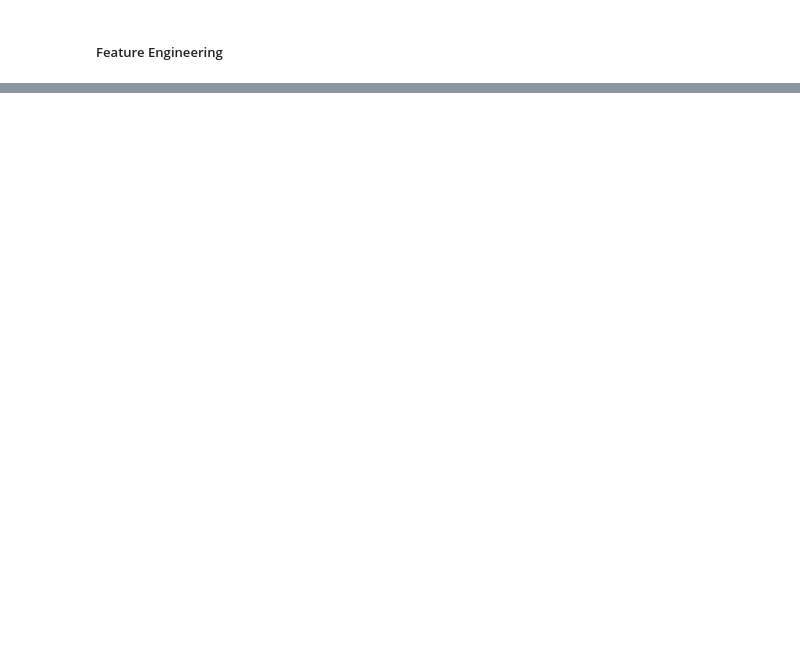
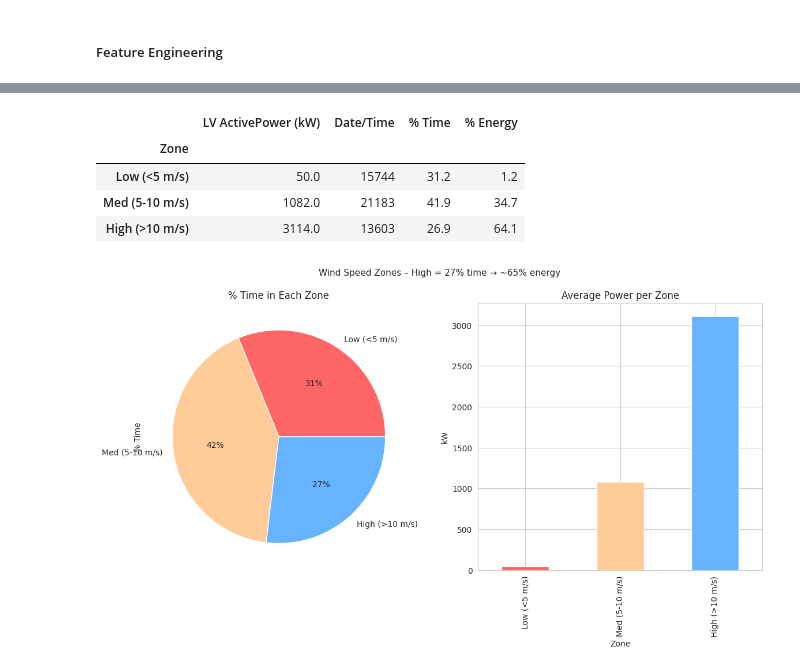
Before and after one commit to KKDS09/Forecasting-Wind-Turbine-Power-Output-using-Machine-Learning, a Jupyter notebook: WindTurbine_Prediction_AICTE.ipynb, the cells around one changed output, grey strips where cells are left out. Saved outputs shown, nothing was run; the diff lists cells and outputs as text; code cells hidden in the pictures; blank space fills up the shorter version.

```diff
--- a/WindTurbine_Prediction_AICTE.ipynb
+++ b/WindTurbine_Prediction_AICTE.ipynb
@@ -112,0 +145,36 @@ print(turbine_data[['Wind Speed (m/s)', 'Wind_Speed_Cubed', 'Dir_Sin', 'Dir_Cos'
+# %%
+# plot3 Zones(bar+pie)+table
+#create zones
+bins = [-float('inf'), 5, 10, float('inf')]                # edges: -∞ to 5, 5 to 10, 10 to ∞
+labels = ['Low (<5 m/s)', 'Med (5-10 m/s)', 'High (>10 m/s)']
+turbine_data['Zone'] = pd.cut(turbine_data['Wind Speed (m/s)'],
+                    bins=bins,
+                    labels=labels,
+                    include_lowest=True)
+turbine_data['Zone'].value_counts()
+
+#
+zones = turbine_data.groupby('Zone').agg({'LV ActivePower (kW)': 'mean','Date/Time': 'count'}).round(0)
+
+zones['% Time'] = (zones['Date/Time'] / len(turbine_data) * 100).round(1)
+zones['% Energy'] = (zones['LV ActivePower (kW)'] * zones['Date/Time'] / turbine_data['LV ActivePower (kW)'].sum() * 100).round(1)
+display(zones)
+
+fig, (ax1, ax2) = plt.subplots(1, 2, figsize=(14, 6))
+
+zones['% Time'].plot.pie(autopct='%1.0f%%', ax=ax1, colors=['#ff6666', '#ffcc99', '#66b3ff'])
+ax1.set_title('% Time in Each Zone')
+
+zones['LV ActivePower (kW)'].plot.bar(ax=ax2,color=['#ff6666', '#ffcc99', '#66b3ff'])
+ax2.set_title('Average Power per Zone')
+ax2.set_ylabel('kW')
+
+plt.suptitle('Wind Speed Zones – High = 27% time → ~65% energy', fontsize=11)
+plt.show()
+# %% [output]
+|  | LV ActivePower (kW) | Date/Time | % Time | % Energy |
+| Zone |  |  |  |  |
+| Low (<5 m/s) | 50.0 | 15744 | 31.2 | 1.2 |
+| Med (5-10 m/s) | 1082.0 | 21183 | 41.9 | 34.7 |
+| High (>10 m/s) | 3114.0 | 13603 | 26.9 | 64.1 |
+[figure, added]
```
Also changed, not shown: parts of 6 cells of this notebook.
